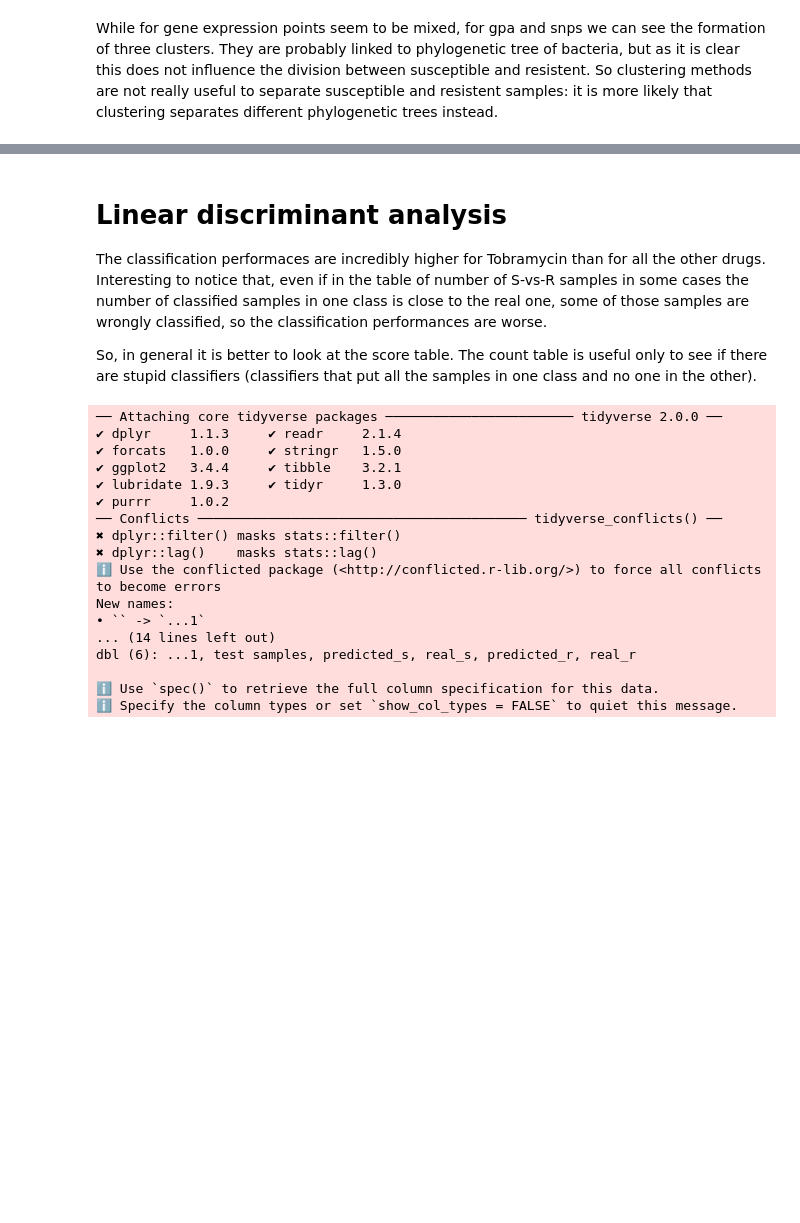
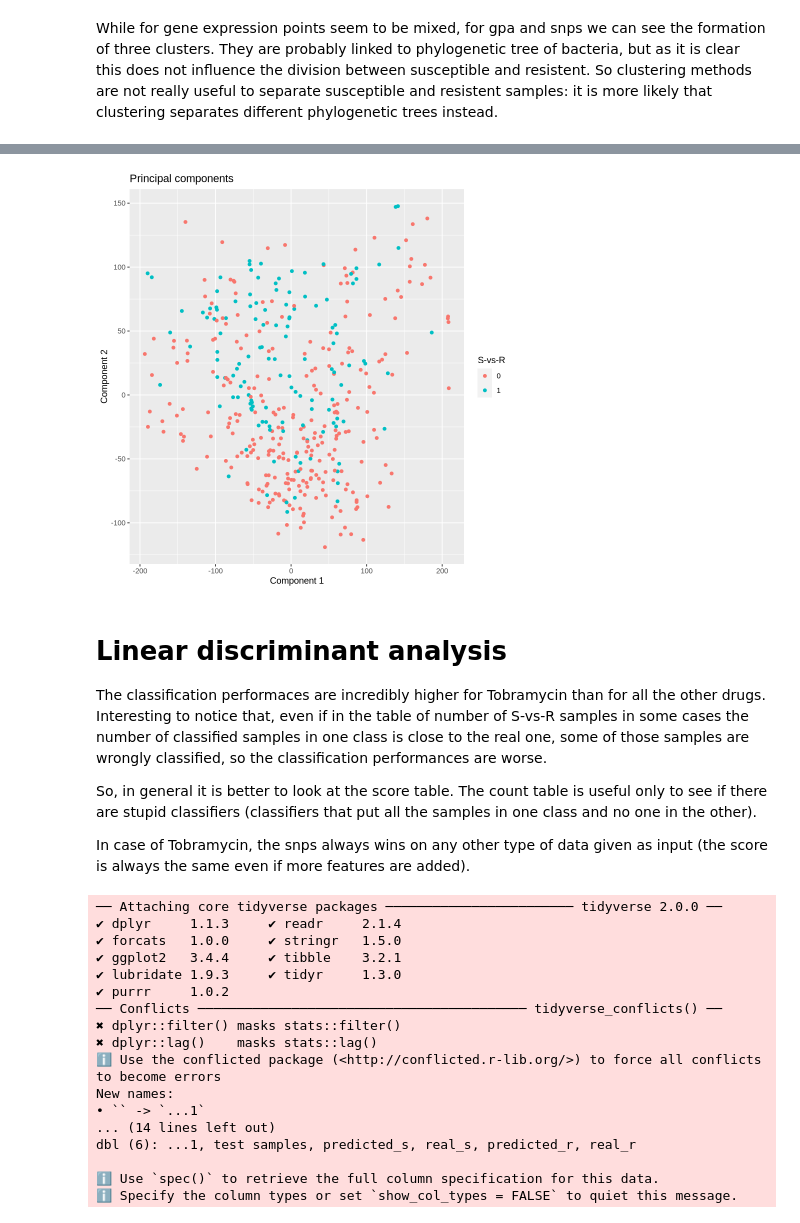
Before and after one commit to riccardo03-maker/Multiomic_integration_antimicrobial_resistance, a Jupyter notebook: r_trials.ipynb, the cells around one changed output, grey strips where cells are left out. Drawn from its saved outputs; the diff is of its cells as text; code cells hidden in the pictures; blank space fills up the shorter version.

Commit message:
Implemented Isomap and SVC

```diff
--- a/r_trials.ipynb
+++ b/r_trials.ipynb
@@ -312,0 +317,14 @@ While for gene expression points seem to be mixed, for gpa and snps we can see t
+# %%
+library(tidyverse)
+isomap_cef <- read_csv(
+    "ml_algorithms/results/dim_reduction/isomap/isomap_Cef.csv"
+)
+isomap_cip <- read_csv(
+    "ml_algorithms/results/dim_reduction/isomap/isomap_Cip.csv"
+)
+isomap_mer <- read_csv(
+    "ml_algorithms/results/dim_reduction/isomap/isomap_Mer.csv"
+)
+isomap_tob <- read_csv(
+    "ml_algorithms/results/dim_reduction/isomap/isomap_Tob.csv"
+)
@@ -313,9 +349,17 @@ While for gene expression points seem to be mixed, for gpa and snps we can see t
+# %%
+ggplot(data = isomap_tob, aes(x = genexp_1, y = genexp_2)) +
+    geom_point(aes(color = as.character(Tob))) +
+    labs(title = "Principal components", x = "Component 1", y = "Component 2", color = "S-vs-R")
+# %% [output]
+[figure, added]
 # %% [markdown]
 # Linear discriminant analysis
 
 The classification performaces are incredibly higher for Tobramycin than for all the other drugs. Interesting to notice that, even if in the table of number of S-vs-R samples in some cases the number of classified samples in one class is close to the real one, some of those samples are wrongly classified, so the classification performances are worse.
 
 So, in general it is better to look at the score table. The count table is useful only to see if there are stupid classifiers (classifiers that put all the samples in one class and no one in the other).
+
+In case of Tobramycin, the snps always wins on any other type of data given as input (the score is always the same even if more features are added).
 # %%
 library(tidyverse)
 lda_scores <- read_csv(
```
Also changed, not shown: parts of 3 cells of this notebook, 13 other files.
